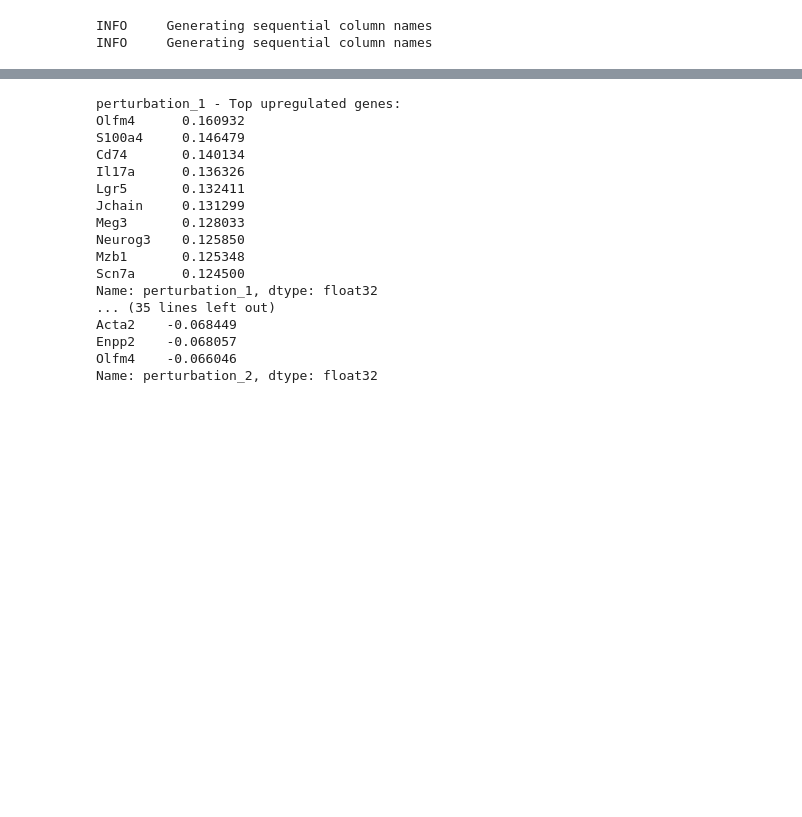
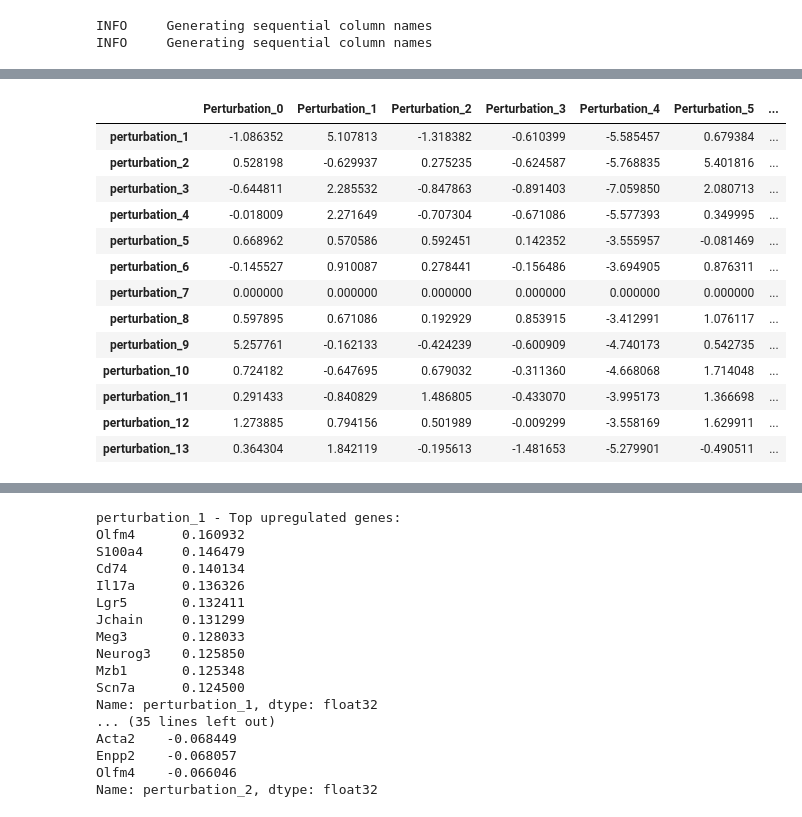
Before and after one commit to amonell/scvi-tools, a Jupyter notebook: resolve_perurb_tests/test1.ipynb, the cells around one changed output, grey strips where cells are left out. Drawn from its saved outputs; the diff is of its cells as text; code cells hidden in the pictures; blank space fills up the shorter version.

```diff
--- a/resolve_perurb_tests/test1.ipynb
+++ b/resolve_perurb_tests/test1.ipynb
@@ -78,3 +206,20 @@ effects_cells[['Aldh1a1', 'Muc2', 'Sell', 'Il18rap', 'Xist', 'Il15']]
+# %%
+effects_cells[['Perturbation_0', 'Perturbation_1', 'Perturbation_2', 'Perturbation_3', 'Perturbation_4', 'Perturbation_5', 'Perturbation_6', 'Perturbation_7', 'Perturbation_8', 'Perturbation_9','Perturbation_10', 'Perturbation_11', 'Perturbation_12']]
+# %% [output]
+|  | Perturbation_0 | Perturbation_1 | Perturbation_2 | Perturbation_3 | Perturbation_4 | Perturbation_5 | ... |
+| perturbation_1 | -1.086352 | 5.107813 | -1.318382 | -0.610399 | -5.585457 | 0.679384 | ... |
+| perturbation_2 | 0.528198 | -0.629937 | 0.275235 | -0.624587 | -5.768835 | 5.401816 | ... |
+| perturbation_3 | -0.644811 | 2.285532 | -0.847863 | -0.891403 | -7.059850 | 2.080713 | ... |
+| perturbation_4 | -0.018009 | 2.271649 | -0.707304 | -0.671086 | -5.577393 | 0.349995 | ... |
+| perturbation_5 | 0.668962 | 0.570586 | 0.592451 | 0.142352 | -3.555957 | -0.081469 | ... |
+| perturbation_6 | -0.145527 | 0.910087 | 0.278441 | -0.156486 | -3.694905 | 0.876311 | ... |
+| perturbation_7 | 0.000000 | 0.000000 | 0.000000 | 0.000000 | 0.000000 | 0.000000 | ... |
+| perturbation_8 | 0.597895 | 0.671086 | 0.192929 | 0.853915 | -3.412991 | 1.076117 | ... |
+| perturbation_9 | 5.257761 | -0.162133 | -0.424239 | -0.600909 | -4.740173 | 0.542735 | ... |
+| perturbation_10 | 0.724182 | -0.647695 | 0.679032 | -0.311360 | -4.668068 | 1.714048 | ... |
+| perturbation_11 | 0.291433 | -0.840829 | 1.486805 | -0.433070 | -3.995173 | 1.366698 | ... |
+| perturbation_12 | 1.273885 | 0.794156 | 0.501989 | -0.009299 | -3.558169 | 1.629911 | ... |
+| perturbation_13 | 0.364304 | 1.842119 | -0.195613 | -1.481653 | -5.279901 | -0.490511 | ... |
 # %%
 effects_cells[['Upp1', 'Cxcl9', 'Ifng', 'Il7r', 'Il21r', 'Ccr6']]
 # %% [output]
```
Also changed, not shown: parts of 21 cells of this notebook, 3 other files.
